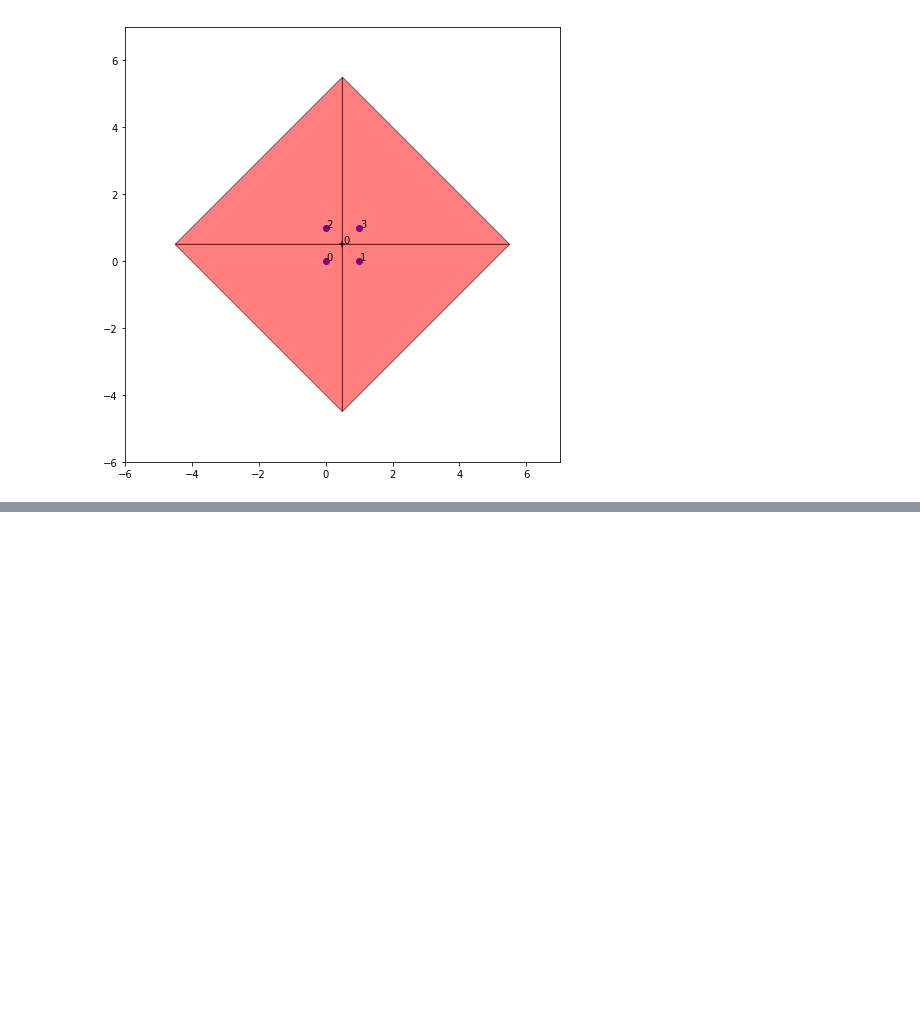
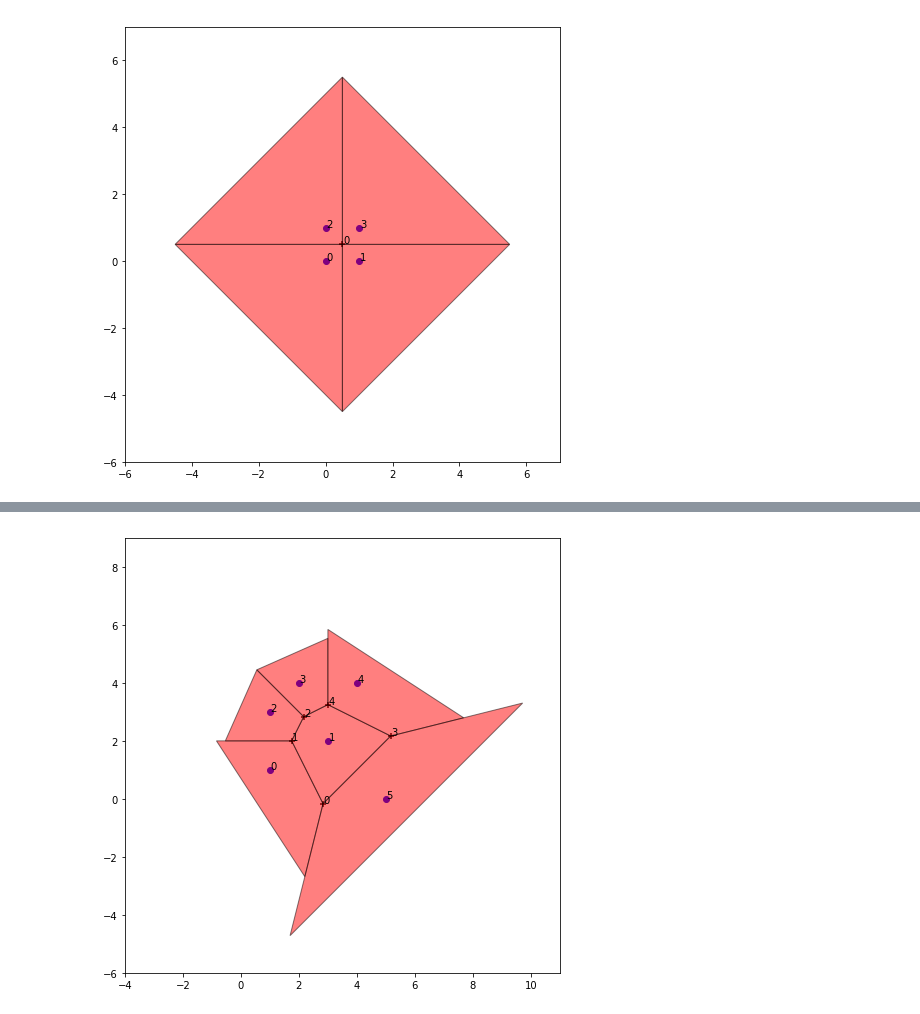
Before and after one commit to QuantCrimAtLeeds/PredictCode, a Jupyter notebook: notebooks/Voroni diagrams.ipynb, the cells around one changed output, grey strips where cells are left out. Cells and saved outputs as stored; diff of their text form; code cells hidden in the pictures; blank space fills up the shorter version.

Commit message:
Geometry

```diff
--- a/notebooks/Voroni diagrams.ipynb
+++ b/notebooks/Voroni diagrams.ipynb
@@ -114,0 +119,22 @@ ax.set(xlim=[-6,7], ylim=[-6,7])
+# %%
+points = np.asarray([[1,1], [3,2], [1,3], [2,4], [4,4], [5,0]])
+voroni = geometry.Voroni(points)
+
+fig, ax = plt.subplots(figsize=(8,8))
+ax.scatter(voroni.points[:,0], voroni.points[:,1], color="blue")
+for index, (x, y) in enumerate(voroni.points):
+    ax.text(x+0.02,y+0.02,index)
+ax.scatter(voroni.vertices[:,0], voroni.vertices[:,1], marker="+", color="black")
+for index, (x, y) in enumerate(voroni.vertices):
+    ax.text(x+0.02,y+0.02,index)
+
+for i in range(6):
+    poly = voroni.polygon_for_by_distance(i, 1)
+    p = matplotlib.patches.Polygon(poly, fc="red", ec="black", alpha=0.5)
+    ax.add_patch(p)
+
+ax.set_aspect(1)
+ax.set(xlim=[-4,11], ylim=[-6,9])
+None
+# %% [output]
+[figure, added]
```
Also changed, not shown: parts of 1 cell of this notebook, 6 other files.
